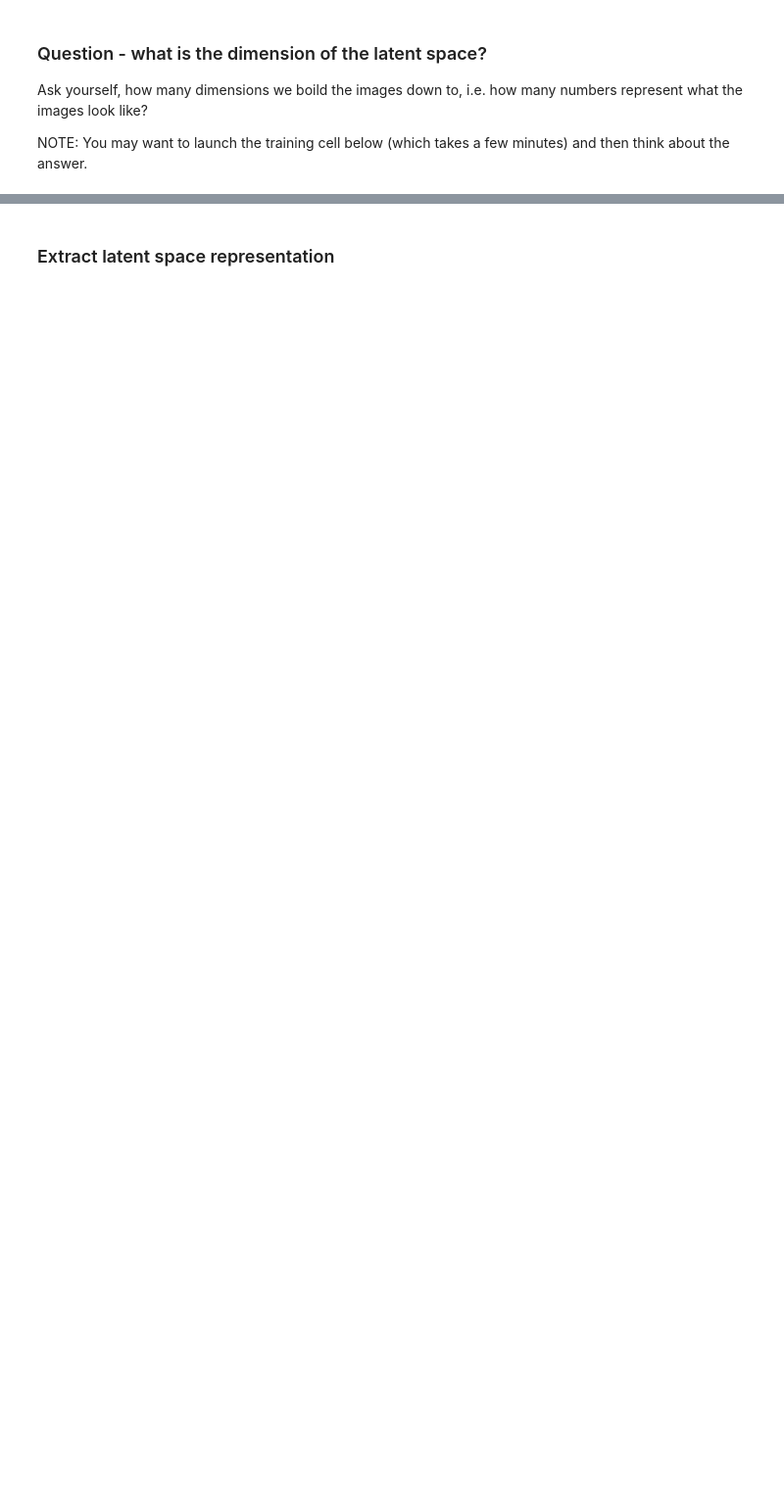
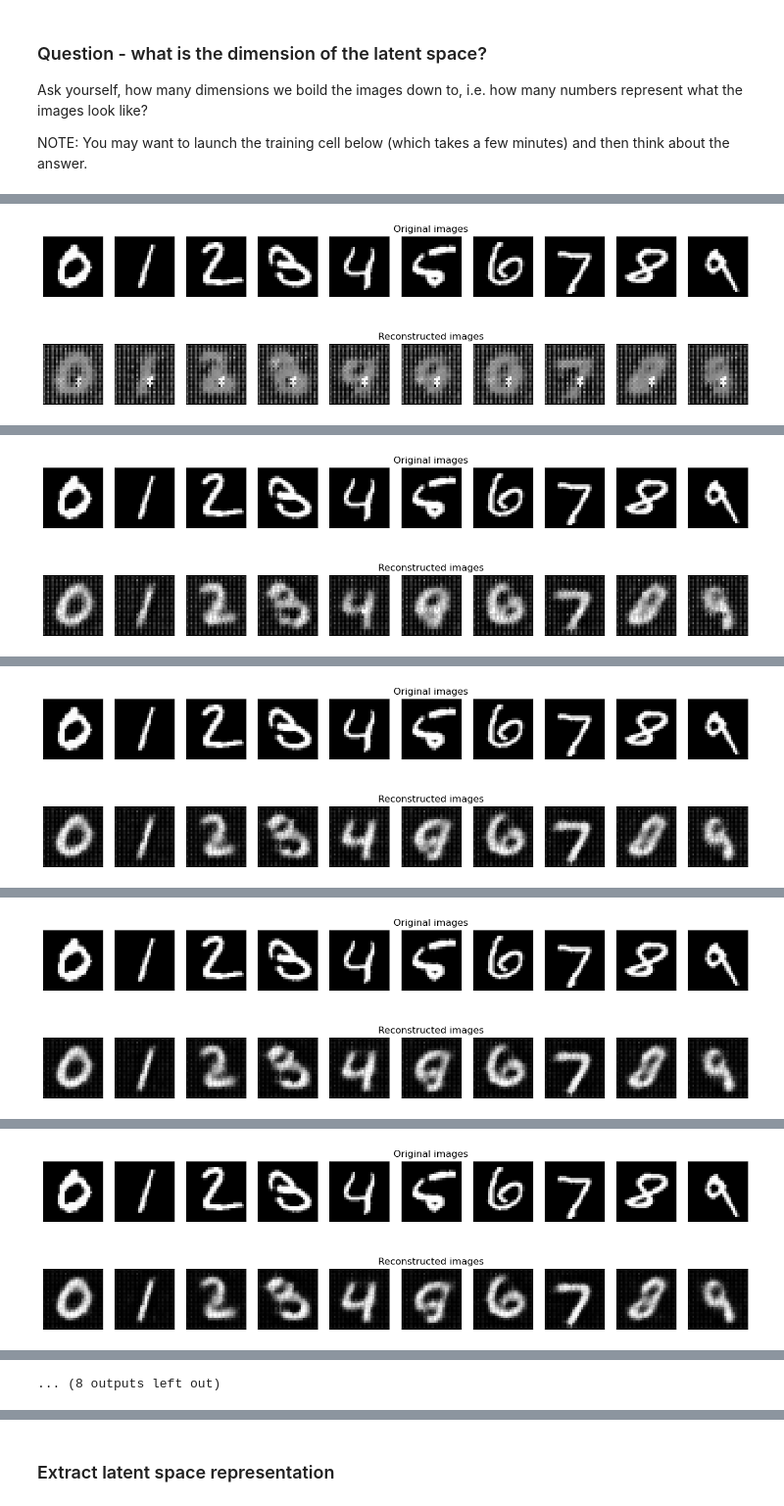
Before and after one commit to DracoArgenteus/AppliedML2025, a Jupyter notebook: Week4/AnomalyDetection_AutoEncoder_MNISTdata.ipynb, the cells around one changed output, grey strips where cells are left out. Shown at 98% size. Cells and saved outputs as stored; diff of their text form; code cells hidden in the pictures; blank space fills up the shorter version.

```diff
--- a/Week4/AnomalyDetection_AutoEncoder_MNISTdata.ipynb
+++ b/Week4/AnomalyDetection_AutoEncoder_MNISTdata.ipynb
@@ -63,9 +72,10 @@ test_loader = DataLoader(test_dataset, batch_size=batch_size,shuffle=False)
 # %%
 # Define the autoencoder model (explained in comments below):
 
+
 class Encoder(nn.Module):
 
-    def __init__(self, encoded_space_dim,fc2_input_dim):
+    def __init__(self, encoded_space_dim, fc2_input_dim):
         super().__init__()
 
         ### Convolutional section:
@@ -81,7 +91,7 @@ class Encoder(nn.Module):
             nn.BatchNorm2d(16),
             nn.ReLU(True),
             nn.Conv2d(16, 32, 3, stride=2, padding=0),
-            nn.ReLU(True)
+            nn.ReLU(True),
         )
 
         ### Flatten layer
@@ -91,9 +101,7 @@ class Encoder(nn.Module):
         self.flatten = nn.Flatten(start_dim=1)
         ### Linear section
         self.encoder_lin = nn.Sequential(
-            nn.Linear(3 * 3 * 32, 128),
-            nn.ReLU(True),
-            nn.Linear(128, encoded_space_dim)
+            nn.Linear(3 * 3 * 32, 128), nn.ReLU(True), nn.Linear(128, encoded_space_dim)
         )
 
     def forward(self, x):
@@ -102,20 +110,20 @@ class Encoder(nn.Module):
         x = self.encoder_lin(x)
         return x
 
+
 class Decoder(nn.Module):
 
-    def __init__(self, encoded_space_dim,fc2_input_dim):
+    def __init__(self, encoded_space_dim, fc2_input_dim):
         super().__init__()
         self.decoder_lin = nn.Sequential(
             nn.Linear(encoded_space_dim, 128),
             nn.ReLU(True),
             nn.Linear(128, 3 * 3 * 32),
-            nn.ReLU(True)
+            nn.ReLU(True),
         )
 
         ### The decoder does the exact opposite, reconstructing the images from the latent space values.
-        self.unflatten = nn.Unflatten(dim=1,
-        unflattened_size=(32, 3, 3))
+        self.unflatten = nn.Unflatten(dim=1, unflattened_size=(32, 3, 3))
 
         self.decoder_conv = nn.Sequential(
             nn.ConvTranspose2d(32, 16, 3, stride=2, output_padding=0),
@@ -124,7 +132,7 @@ class Decoder(nn.Module):
             nn.ConvTranspose2d(16, 8, 3, stride=2, padding=1, output_padding=1),
             nn.BatchNorm2d(8),
             nn.ReLU(True),
-            nn.ConvTranspose2d(8, 1, 3, stride=2, padding=1, output_padding=1)
+            nn.ConvTranspose2d(8, 1, 3, stride=2, padding=1, output_padding=1),
         )
 
     def forward(self, x):
@@ -150,8 +160,8 @@ d = 4
 encoder = Encoder(encoded_space_dim=d, fc2_input_dim=128)
 decoder = Decoder(encoded_space_dim=d, fc2_input_dim=128)
 params_to_optimize = [
-    {'params': encoder.parameters()},
-    {'params': decoder.parameters()}
+    {"params": encoder.parameters()},
+    {"params": decoder.parameters()},
 ]
 
 optim = torch.optim.Adam(params_to_optimize, lr=lr, weight_decay=1e-05)
@@ -241,11 +257,16 @@ NOTE: You may want to launch the training cell below (which takes a few minutes)
 # %%
 # Train the model
 num_epochs = 10
-diz_loss = {'train_loss':[],'val_loss':[]}
+diz_loss = {"train_loss": [], "val_loss": []}
 for epoch in range(num_epochs):
-    train_loss = train_epoch(encoder,decoder, train_loader, loss_fn, optim)
-    val_loss = test_epoch(encoder,decoder,test_loader,loss_fn)
-    print('\n EPOCH {}/{} \t train loss {} \t val loss {}'.format(epoch + 1, num_epochs,train_loss,val_loss))
-    diz_loss['train_loss'].append(train_loss)
-    diz_loss['val_loss'].append(val_loss)
-    plot_ae_outputs(encoder,decoder,n=10)
+    train_loss = train_epoch(encoder, decoder, train_loader, loss_fn, optim)
+    val_loss = test_epoch(encoder, decoder, test_loader, loss_fn)
+    print(
+        "\n EPOCH {}/{} \t train loss {} \t val loss {}".format(
+            epoch + 1, num_epochs, train_loss, val_loss
+        )
+    )
+    diz_loss["train_loss"].append(train_loss)
+    diz_loss["val_loss"].append(val_loss)
+    plot_ae_outputs(encoder, decoder, n=10)
+# %% [output]
@@ -251,0 +274 @@ for epoch in range(num_epochs):
+[figure, added]
@@ -251,0 +276 @@ for epoch in range(num_epochs):
+[figure, added]
@@ -251,0 +278 @@ for epoch in range(num_epochs):
+[figure, added]
@@ -251,0 +280 @@ for epoch in range(num_epochs):
+[figure, added]
@@ -251,0 +282 @@ for epoch in range(num_epochs):
+[figure, added]
@@ -252,2 +285,3 @@ for epoch in range(num_epochs):
+... (8 outputs left out)
 # %%
 # Plot losses over epochs:
```
Also changed, not shown: parts of 20 cells of this notebook, 27 other files.
